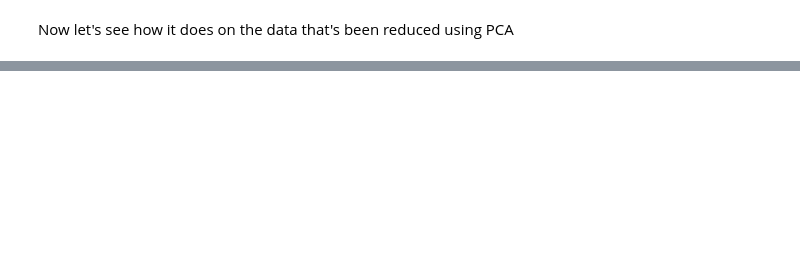
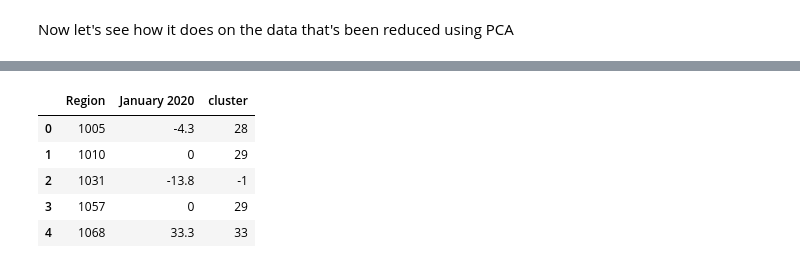
Before and after one commit to joshuajnoble/w207_group_project, a Jupyter notebook: demographics_clustering_DBSCAN.ipynb, the cells around one changed output, grey strips where cells are left out. Drawn from its saved outputs; the diff is of its cells as text; code cells hidden in the pictures; blank space fills up the shorter version.

```diff
--- a/demographics_clustering_DBSCAN.ipynb
+++ b/demographics_clustering_DBSCAN.ipynb
@@ -409,0 +502,5 @@ for cs in cluster_sizes:
+# %%
+clusters = reduced_demos[['zip']]
+clusters["cluster"] = labels
+clusters = clusters.rename(columns={"zip":"Region"})
+clusters.head()
@@ -409,0 +520,6 @@ for cs in cluster_sizes:
+# %%
+sales_data = pd.read_csv("data/newdata/med_sale_price_yoy.csv", delimiter="	")
+sales_data.index = sales_data.index.astype(int)
+sales_data = sales_data.dropna(how = 'all', axis = 0)
+sales_data = sales_data.fillna(0)
+print(sales_data.head())
@@ -409,0 +544,13 @@ for cs in cluster_sizes:
+# %%
+Jan2020_sales = sales_data[['Region','January 2020']]
+Jan2020_sales = Jan2020_sales.merge(clusters, on="Region")
+Jan2020_sales["January 2020"] = Jan2020_sales["January 2020"].str.replace(r'%', r'')
+Jan2020_sales = Jan2020_sales.fillna(0)
+Jan2020_sales.head()
+# %% [output]
+|  | Region | January 2020 | cluster |
+| 0 | 1005 | -4.3 | 28 |
+| 1 | 1010 | 0 | 29 |
+| 2 | 1031 | -13.8 | -1 |
+| 3 | 1057 | 0 | 29 |
+| 4 | 1068 | 33.3 | 33 |
```
Also changed, not shown: parts of 15 cells of this notebook.
